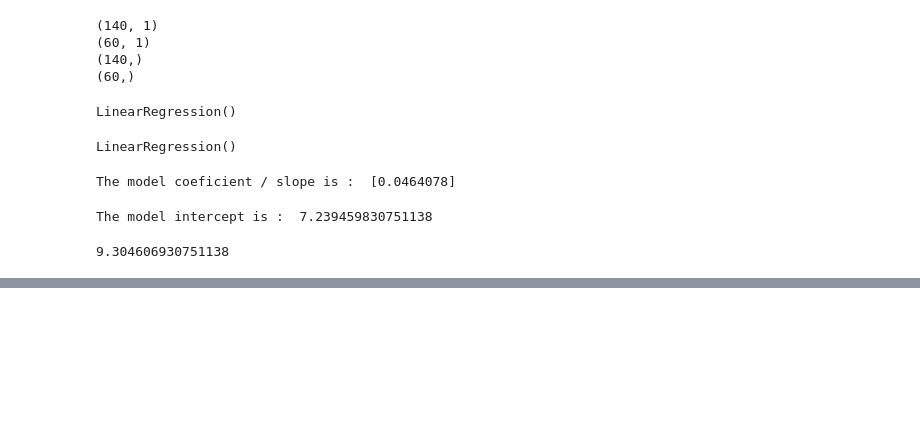
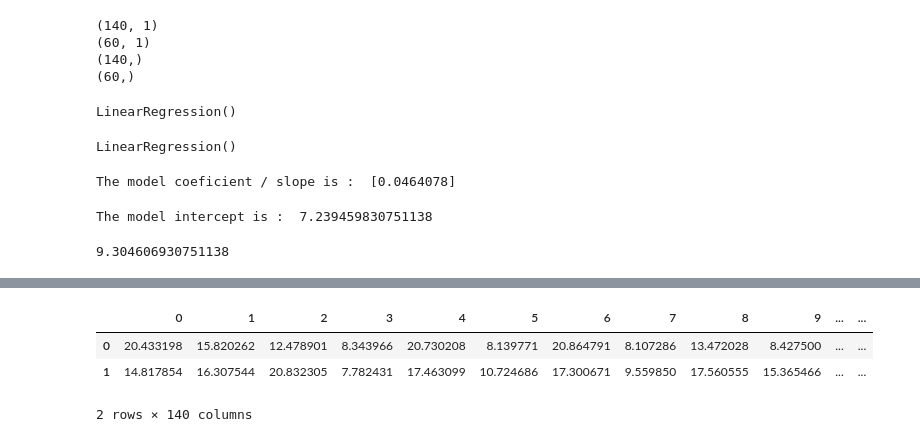
Before and after one commit to vivekkhillar/ML-practice, a Jupyter notebook: Day 32 20-08-2025/simpleLinearRegression.ipynb, the cells around one changed output, grey strips where cells are left out. Saved outputs shown, nothing was run; the diff lists cells and outputs as text; code cells hidden in the pictures; blank space fills up the shorter version.

```diff
--- a/Day 32 20-08-2025/simpleLinearRegression.ipynb
+++ b/Day 32 20-08-2025/simpleLinearRegression.ipynb
@@ -105,0 +127,7 @@ The model intercept is :  7.239459830751138
+# %%
+pd.DataFrame([Y_train_pred,Y_test_pred])
+# %% [output]
+|  | 0 | 1 | 2 | 3 | 4 | 5 | 6 | 7 | 8 | 9 | ... | ... |
+| 0 | 20.433198 | 15.820262 | 12.478901 | 8.343966 | 20.730208 | 8.139771 | 20.864791 | 8.107286 | 13.472028 | 8.427500 | ... | ... |
+| 1 | 14.817854 | 16.307544 | 20.832305 | 7.782431 | 17.463099 | 10.724686 | 17.300671 | 9.559850 | 17.560555 | 15.365466 | ... | ... |
+2 rows × 140 columns
```
Also changed, not shown: parts of 5 cells of this notebook, 1 other file.
